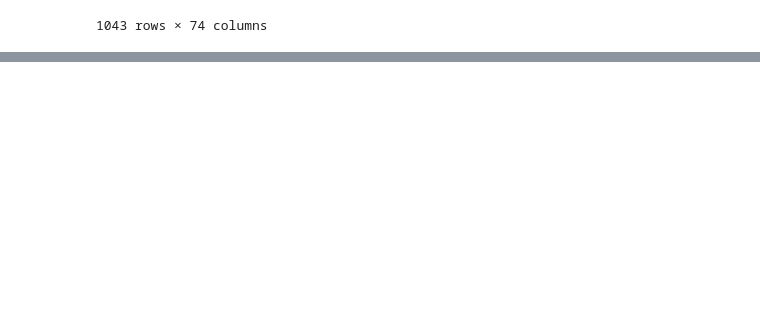
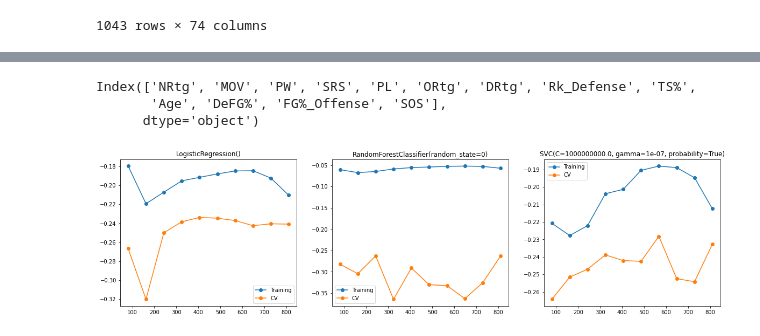
Before and after one commit to gurher/nba-playoff-prediction, a Jupyter notebook: NBA Playoffs.ipynb, the cells around one changed output, grey strips where cells are left out. Drawn from its saved outputs; the diff is of its cells as text; code cells hidden in the pictures; blank space fills up the shorter version.

```diff
--- a/NBA Playoffs.ipynb
+++ b/NBA Playoffs.ipynb
@@ -913,0 +863,4 @@ plt.show()
+# %%
+corr = p_season_corr["PLAYOFF"].map(abs).sort_values(ascending=False)
+top_correlated_columns = corr[corr>0.4].index
+top_correlated_columns
@@ -913,0 +889,2 @@ plt.show()
+# %%
+final_stats["Team_ID"] = team_id
@@ -913,0 +909,35 @@ plt.show()
+# %%
+train = final_stats[final_stats["SEASON"]!=2020]
+test = final_stats[final_stats["SEASON"]==2020]
+# %%
+top_correlated_columns[4:]
+# %% [output]
+Index(['NRtg', 'MOV', 'PW', 'SRS', 'PL', 'ORtg', 'DRtg', 'Rk_Defense', 'TS%',
+       'Age', 'DeFG%', 'FG%_Offense', 'SOS'],
+      dtype='object')
+# %%
+X = train[top_correlated_columns[4:]].iloc[:,2:]
+y = train["PLAYOFF"]
+
+X_test = test[top_correlated_columns[4:]].iloc[:,2:]
+y_test = test["PLAYOFF"]
+# %%
+models = [ LogisticRegression(),\
+           RandomForestClassifier(random_state=0),\
+           SVC(kernel="rbf", C=1e9, gamma=1e-07, probability=True) ]
+
+model = LogisticRegression()
+
+fig, ax = plt.subplots(1,3, figsize=(20,5))
+for i, model in enumerate(models):
+
+    train_sizes, train_score, valid_scores = learning_curve(model, X, y, cv=5,
+                                                            train_sizes = np.linspace(0.1,1.0,10),
+                                                            scoring="neg_log_loss")
+
+    ax[i].plot(train_sizes, np.mean(train_score, axis=1), 'o-', label='Training')
+    ax[i].plot(train_sizes, np.mean(valid_scores, axis=1), 'o-', label='CV')
+    ax[i].legend()
+    ax[i].set_title(f'{model}')
+# %% [output]
+[figure, added]
```
Also changed, not shown: parts of 28 cells of this notebook.
